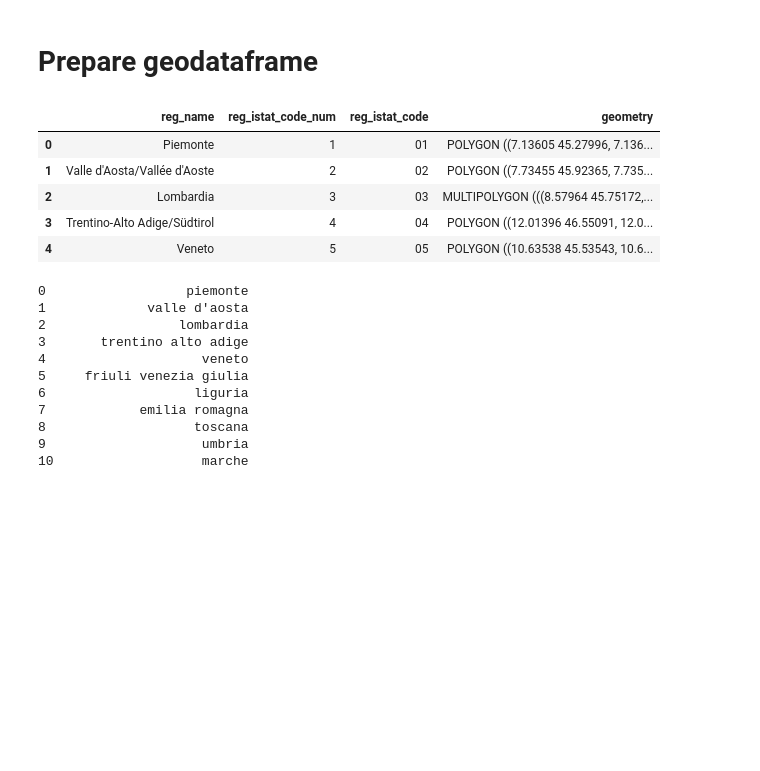
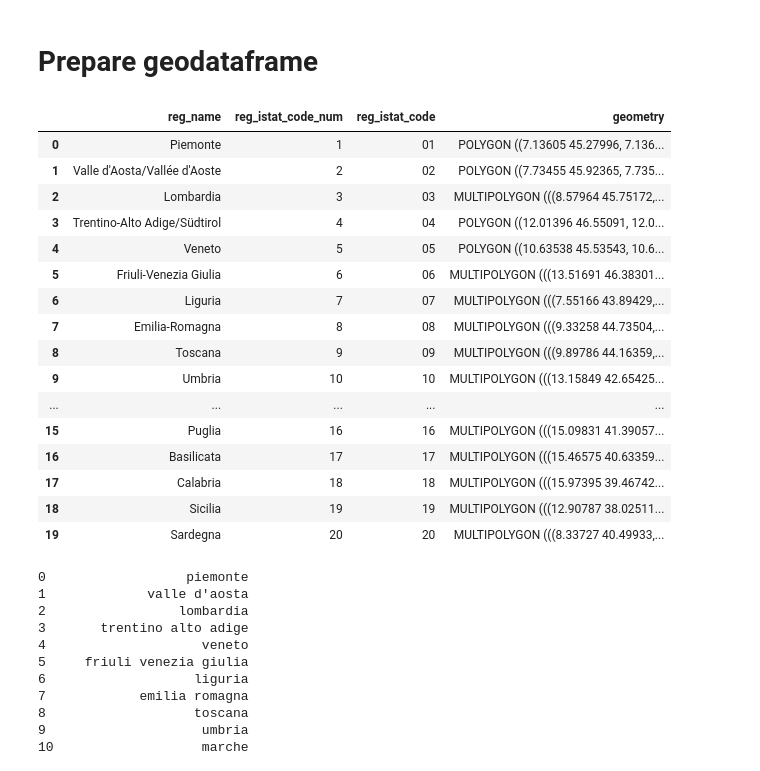
Before and after one commit to armandoschianodicola/italy-stats, a Jupyter notebook: 001/main.ipynb, the cells around one changed output. Saved outputs shown, nothing was run; the diff lists cells and outputs as text; code cells hidden in the pictures; blank space fills up the shorter version.

```diff
--- a/001/main.ipynb
+++ b/001/main.ipynb
@@ -53,14 +53,25 @@ df.Utenti = df.Utenti.astype(float)
 # %%
 regions_df = gpd.read_file('../datasets/limits_IT_regions.geojson')
 # %%
-regions_df.head()
+regions_df
 # %% [output]
 |  | reg_name | reg_istat_code_num | reg_istat_code | geometry |
 | 0 | Piemonte | 1 | 01 | POLYGON ((7.13605 45.27996, 7.136... |
 | 1 | Valle d'Aosta/Vallée d'Aoste | 2 | 02 | POLYGON ((7.73455 45.92365, 7.735... |
 | 2 | Lombardia | 3 | 03 | MULTIPOLYGON (((8.57964 45.75172,... |
 | 3 | Trentino-Alto Adige/Südtirol | 4 | 04 | POLYGON ((12.01396 46.55091, 12.0... |
 | 4 | Veneto | 5 | 05 | POLYGON ((10.63538 45.53543, 10.6... |
+| 5 | Friuli-Venezia Giulia | 6 | 06 | MULTIPOLYGON (((13.51691 46.38301... |
+| 6 | Liguria | 7 | 07 | MULTIPOLYGON (((7.55166 43.89429,... |
+| 7 | Emilia-Romagna | 8 | 08 | MULTIPOLYGON (((9.33258 44.73504,... |
+| 8 | Toscana | 9 | 09 | MULTIPOLYGON (((9.89786 44.16359,... |
+| 9 | Umbria | 10 | 10 | MULTIPOLYGON (((13.15849 42.65425... |
+| ... | ... | ... | ... | ... |
+| 15 | Puglia | 16 | 16 | MULTIPOLYGON (((15.09831 41.39057... |
+| 16 | Basilicata | 17 | 17 | MULTIPOLYGON (((15.46575 40.63359... |
+| 17 | Calabria | 18 | 18 | MULTIPOLYGON (((15.97395 39.46742... |
+| 18 | Sicilia | 19 | 19 | MULTIPOLYGON (((12.90787 38.02511... |
+| 19 | Sardegna | 20 | 20 | MULTIPOLYGON (((8.33727 40.49933,... |
 # %%
 regions_df['reg_name'] = regions_df['reg_name'].map(lambda x: x.lower())
 # %%
```
Also changed, not shown: parts of 12 cells of this notebook.
